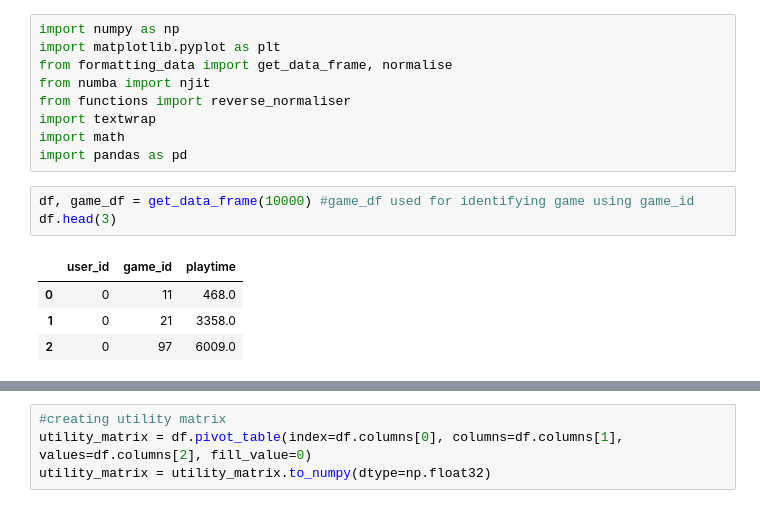
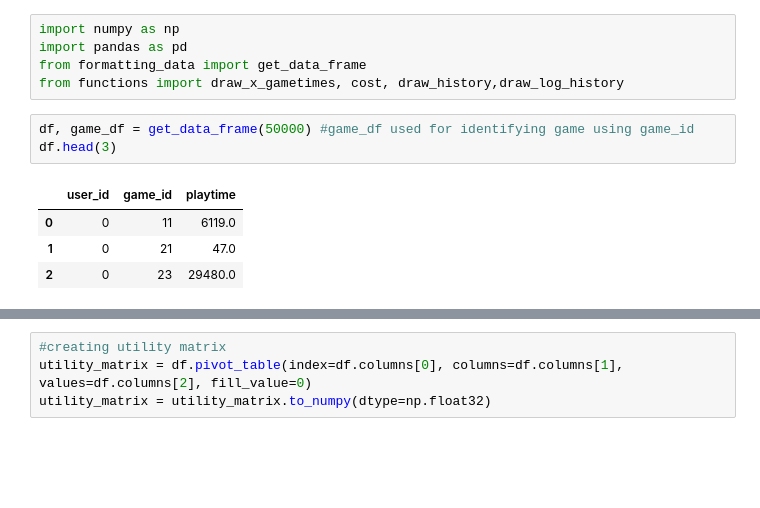
Before and after one commit to haydnllh/Game_recommender, a Jupyter notebook: game_recommender.ipynb, the cells around one changed output, grey strips where cells are left out. Drawn from its saved outputs; the diff is of its cells as text; blank space fills up the shorter version.

```diff
--- a/game_recommender.ipynb
+++ b/game_recommender.ipynb
@@ -1,17 +1,13 @@
 # %%
 import numpy as np
-import matplotlib.pyplot as plt
-from formatting_data import get_data_frame, normalise
-from numba import njit
-from functions import reverse_normaliser
-import textwrap
-import math
 import pandas as pd
+from formatting_data import get_data_frame
+from functions import draw_x_gametimes, cost, draw_history,draw_log_history
 # %%
-df, game_df = get_data_frame(10000) #game_df used for identifying game using game_id
+df, game_df = get_data_frame(50000) #game_df used for identifying game using game_id
 df.head(3)
 # %% [output]
 |  | user_id | game_id | playtime |
-| 0 | 0 | 11 | 468.0 |
-| 1 | 0 | 21 | 3358.0 |
-| 2 | 0 | 97 | 6009.0 |
+| 0 | 0 | 11 | 6119.0 |
+| 1 | 0 | 21 | 47.0 |
+| 2 | 0 | 23 | 29480.0 |
```
Also changed, not shown: parts of 19 cells of this notebook.
